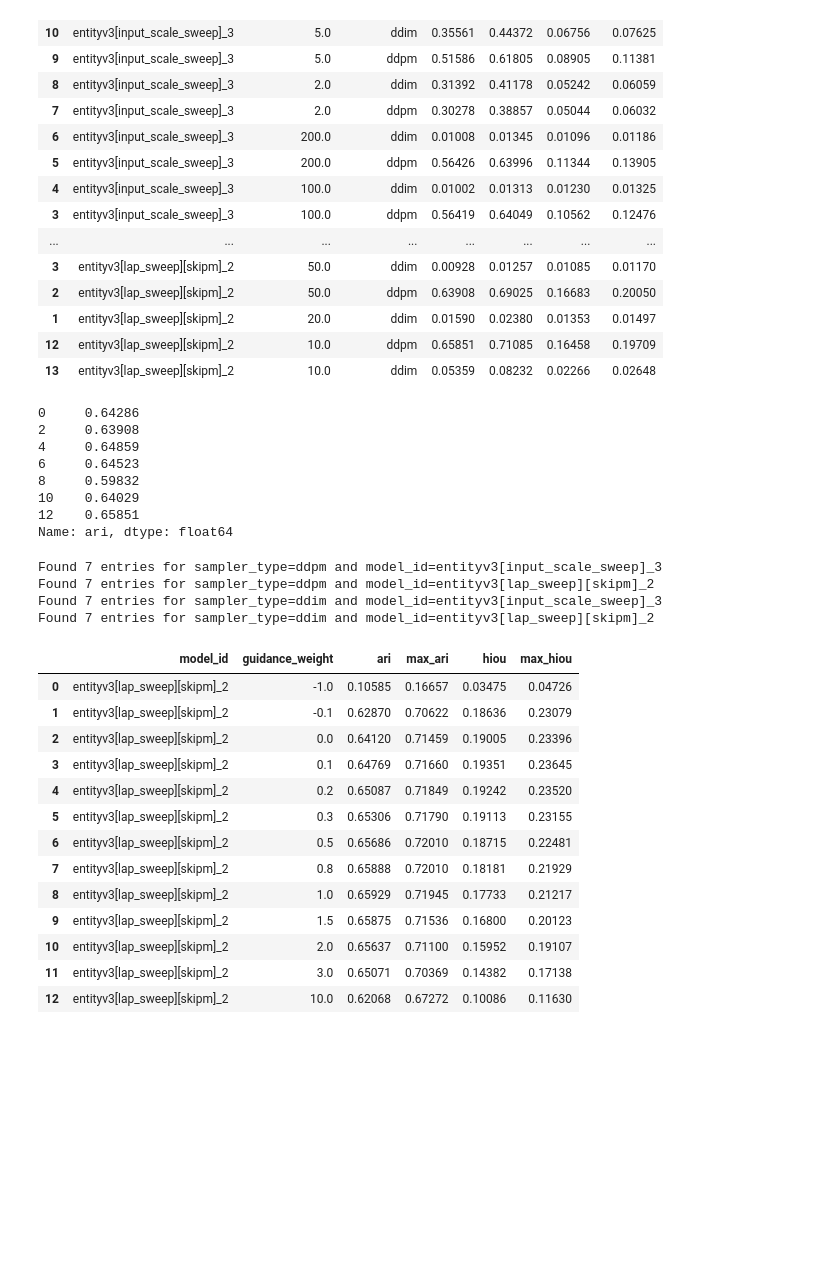
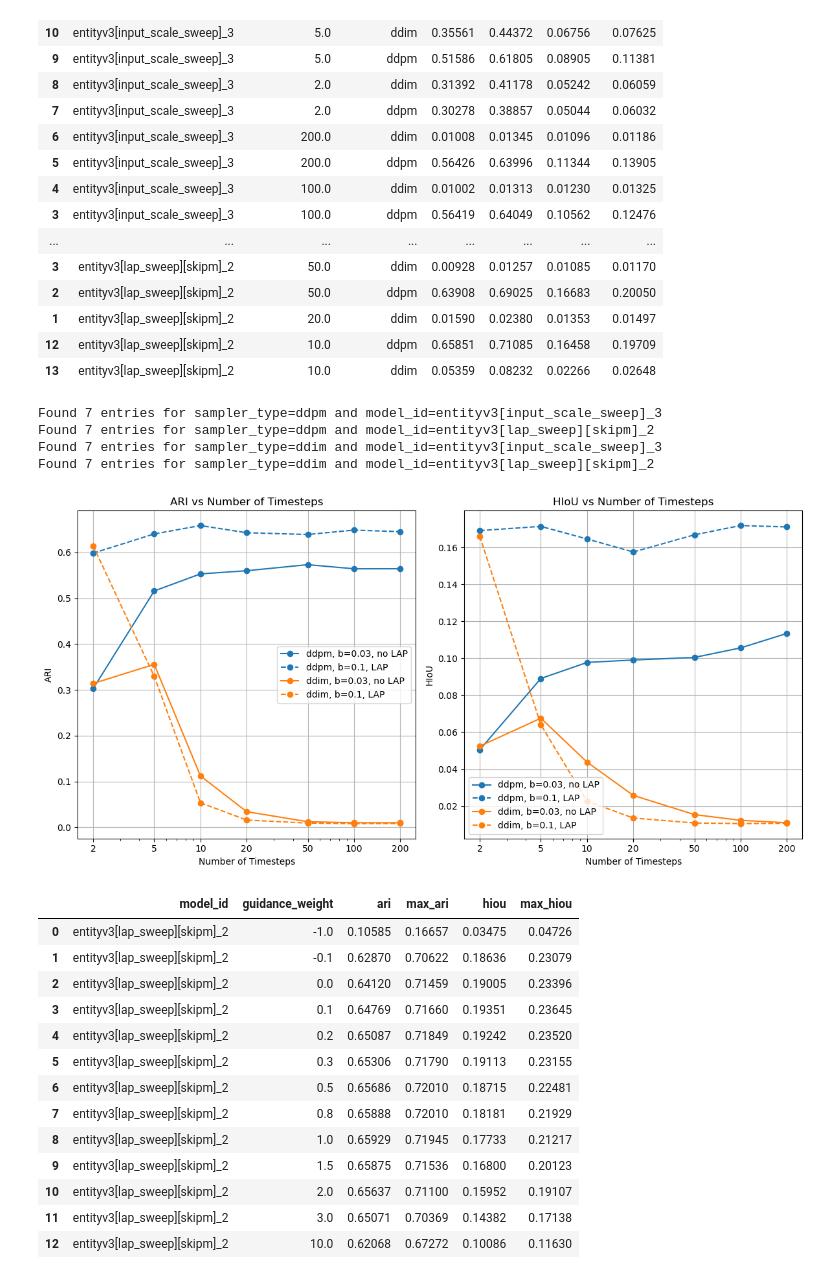
Before and after one commit to JakobLC/diffusion2, a Jupyter notebook: nice_script3.ipynb, the cells around one changed output. Drawn from its saved outputs; the diff is of its cells as text; code cells hidden in the pictures; blank space fills up the shorter version.

```diff
--- a/nice_script3.ipynb
+++ b/nice_script3.ipynb
@@ -2067,20 +2069,10 @@ table[["model_id","num_timesteps","sampler_type","ari","max_ari","hiou","max_hio
 | 1 | entityv3[lap_sweep][skipm]_2 | 20.0 | ddim | 0.01590 | 0.02380 | 0.01353 | 0.01497 |
 | 12 | entityv3[lap_sweep][skipm]_2 | 10.0 | ddpm | 0.65851 | 0.71085 | 0.16458 | 0.19709 |
 | 13 | entityv3[lap_sweep][skipm]_2 | 10.0 | ddim | 0.05359 | 0.08232 | 0.02266 | 0.02648 |
-# %%
-table[idx]["ari"].astype(float)
-# %% [output]
-0     0.64286
-2     0.63908
-4     0.64859
-6     0.64523
-8     0.59832
-10    0.64029
-12    0.65851
-Name: ari, dtype: float64
 # %%
 uq_sampler_types = table["sampler_type"].unique()
 uq_model_ids = table["model_id"].unique()
+plt.figure(figsize=(12,6))
 for i,sampler_type in enumerate(uq_sampler_types):
     for j,uq_model_id in enumerate(uq_model_ids):
         idx = np.logical_and(table["sampler_type"].values == sampler_type,
@@ -2100,33 +2092,34 @@ for i,sampler_type in enumerate(uq_sampler_types):
         plt.subplot(1,2,1)
         plt.plot(x, y1, s, label=f"{sampler_type}, {model}", color=col)
 
         plt.subplot(1,2,2)
         plt.plot(x, y2, s, label=f"{sampler_type}, {model}", color=col)
 
 plt.subplot(1,2,1)
 plt.xlabel("Number of Timesteps")
 plt.ylabel("ARI")
 plt.title("ARI vs Number of Timesteps")
 plt.xscale("log")
 plt.xticks(x, x)
 plt.legend()
 plt.grid()
 
 plt.subplot(1,2,2)
 plt.xlabel("Number of Timesteps")
 plt.ylabel("HIoU")
 plt.title("HIoU vs Number of Timesteps")
 plt.xscale("log")
 plt.xticks(x, x)
 plt.legend()
 plt.grid()
 
 plt.tight_layout()
 # %% [output]
 Found 7 entries for sampler_type=ddpm and model_id=entityv3[input_scale_sweep]_3
 Found 7 entries for sampler_type=ddpm and model_id=entityv3[lap_sweep][skipm]_2
 Found 7 entries for sampler_type=ddim and model_id=entityv3[input_scale_sweep]_3
 Found 7 entries for sampler_type=ddim and model_id=entityv3[lap_sweep][skipm]_2
+[figure, added]
 # %%
 table = collect_gen_table(gen_id_patterns=["lap_gw_sweep_*"],
                         #gen_id_patterns=["abla_vali_all_*"],
```
Also changed, not shown: parts of 13 cells of this notebook, 5 other files.
